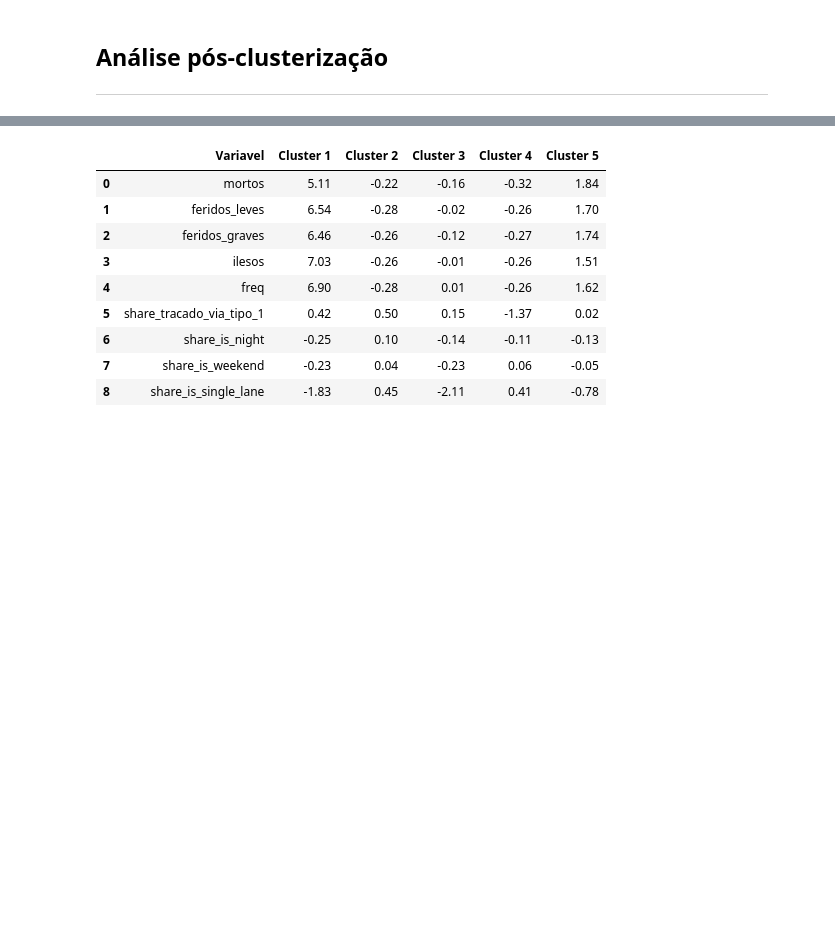
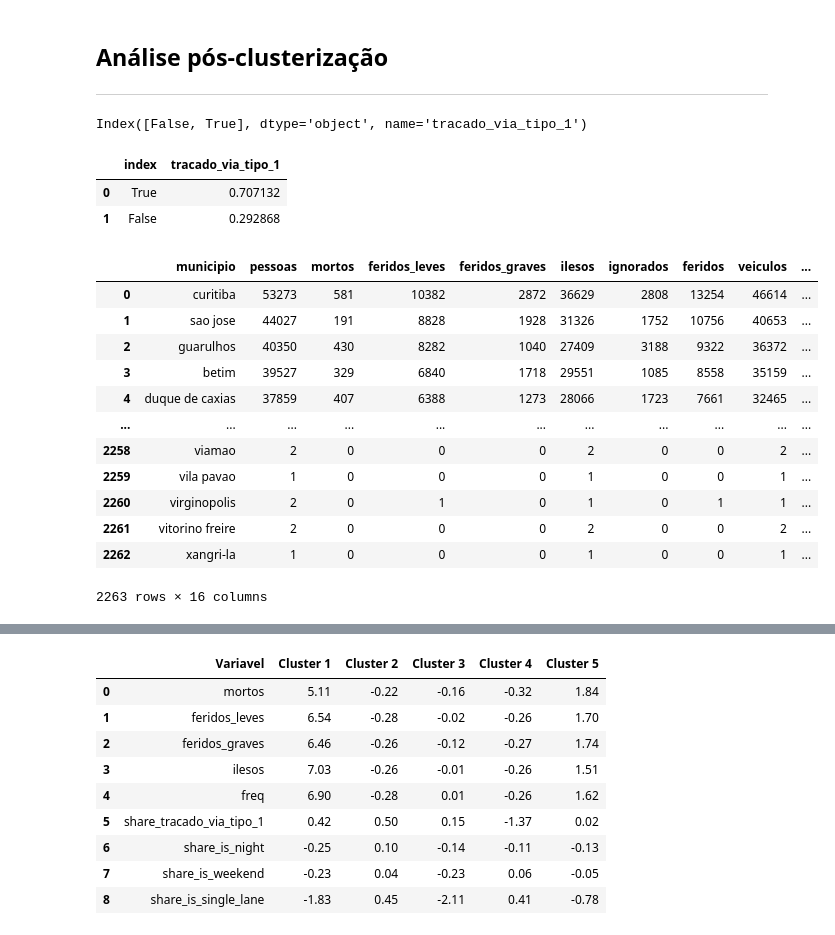
Before and after one commit to FelipeGBarreto/analise_cluster_acidentes_rodovias_federais, a Jupyter notebook: Scripts/Analise pos-clusterizacao.ipynb, the cells around one changed output, grey strips where cells are left out. Drawn from its saved outputs; the diff is of its cells as text; code cells hidden in the pictures; blank space fills up the shorter version.

```diff
--- a/Scripts/Analise pos-clusterizacao.ipynb
+++ b/Scripts/Analise pos-clusterizacao.ipynb
@@ -11,4 +11,30 @@ df2 = pd.read_csv(path + 'centroides_padronizados.csv', sep = ';')   ## centrói
 df3 = pd.read_csv(path + 'variaveis_quanti_agg.csv', sep = ';')      ## igual ao df4, sem padronização //
 df4 = pd.read_csv(path + 'variaveis_quanti_pad_agg.csv', sep = ';')  ## igual ao df3, com padronização //
 df5 = pd.read_csv(path + 'medias_var_cluster.csv', sep = ';', decimal= '.')        ## médias de cada cluster         //
-#df6 = pd.read_csv(path + 'clusters_7.csv', sep = ';') # var quantitativas completas, nem todas foram utilizadas para a clusterização
+df6 = pd.read_csv(path + 'clusters_7.csv', sep = ';') # var quantitativas completas, nem todas foram utilizadas para a clusterização
+# %%
+df1.groupby('tracado_via_tipo_1')['tracado_via_tipo_1'].count().keys()
+# %% [output]
+Index([False, True], dtype='object', name='tracado_via_tipo_1')
+# %%
+pd.DataFrame(df1.tracado_via_tipo_1.value_counts(normalize=True)).reset_index()
+# %% [output]
+|  | index | tracado_via_tipo_1 |
+| 0 | True | 0.707132 |
+| 1 | False | 0.292868 |
+# %%
+df6
+# %% [output]
+|  | municipio | pessoas | mortos | feridos_leves | feridos_graves | ilesos | ignorados | feridos | veiculos | ... |
+| 0 | curitiba | 53273 | 581 | 10382 | 2872 | 36629 | 2808 | 13254 | 46614 | ... |
+| 1 | sao jose | 44027 | 191 | 8828 | 1928 | 31326 | 1752 | 10756 | 40653 | ... |
+| 2 | guarulhos | 40350 | 430 | 8282 | 1040 | 27409 | 3188 | 9322 | 36372 | ... |
+| 3 | betim | 39527 | 329 | 6840 | 1718 | 29551 | 1085 | 8558 | 35159 | ... |
+| 4 | duque de caxias | 37859 | 407 | 6388 | 1273 | 28066 | 1723 | 7661 | 32465 | ... |
+| ... | ... | ... | ... | ... | ... | ... | ... | ... | ... | ... |
+| 2258 | viamao | 2 | 0 | 0 | 0 | 2 | 0 | 0 | 2 | ... |
+| 2259 | vila pavao | 1 | 0 | 0 | 0 | 1 | 0 | 0 | 1 | ... |
+| 2260 | virginopolis | 2 | 0 | 1 | 0 | 1 | 0 | 1 | 1 | ... |
+| 2261 | vitorino freire | 2 | 0 | 0 | 0 | 2 | 0 | 0 | 2 | ... |
+| 2262 | xangri-la | 1 | 0 | 0 | 0 | 1 | 0 | 0 | 1 | ... |
+2263 rows × 16 columns
```
Also changed, not shown: parts of 15 cells of this notebook, 1 other file.
